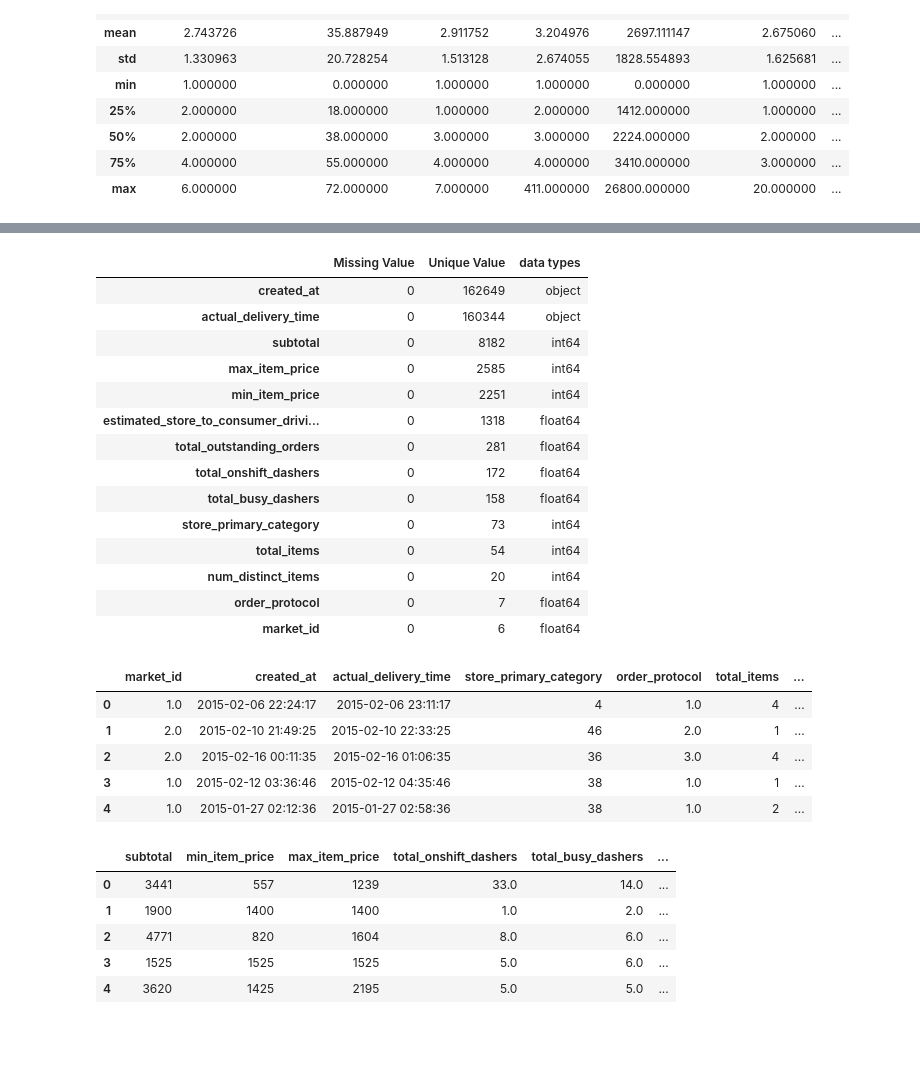
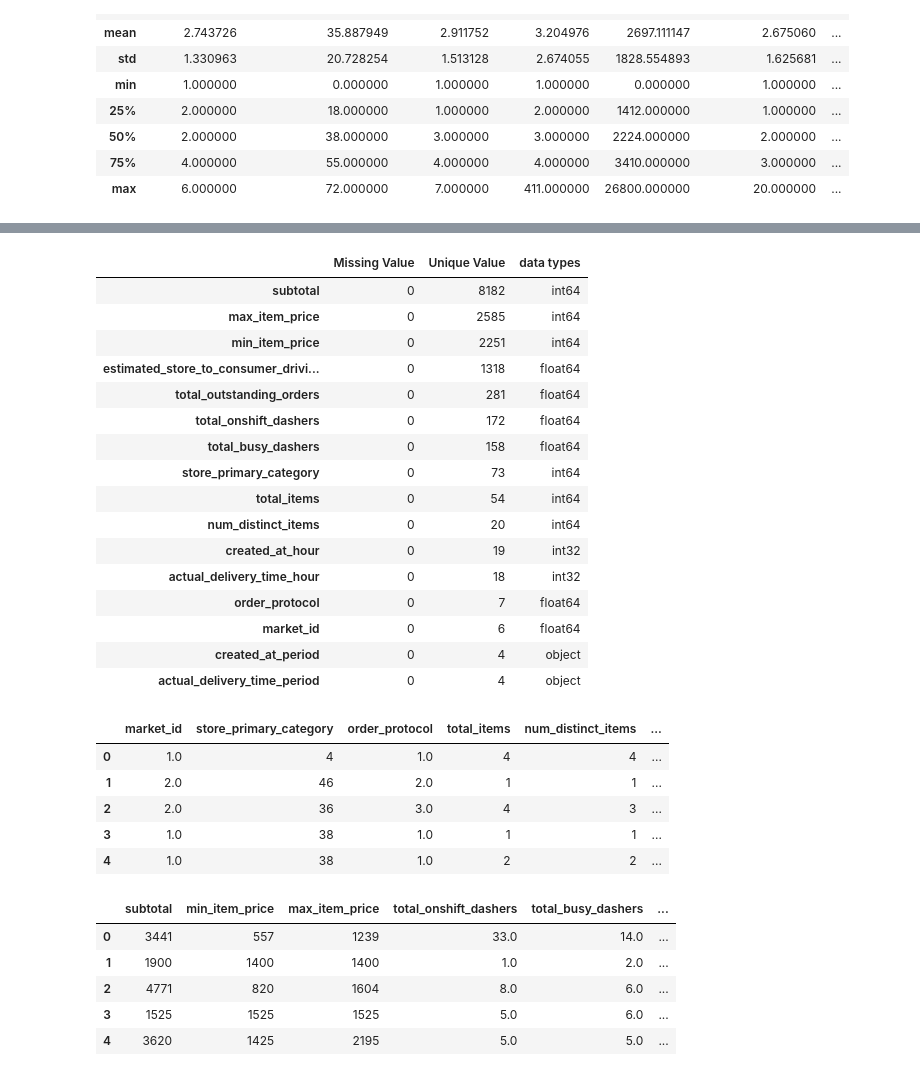
Before and after one commit to mihirshinde199/Porter-NN-regression, a Jupyter notebook: NN notebook/NN-regression.ipynb, the cells around one changed output, grey strips where cells are left out. Drawn from its saved outputs; the diff is of its cells as text; code cells hidden in the pictures; blank space fills up the shorter version.

```diff
--- a/NN notebook/NN-regression.ipynb
+++ b/NN notebook/NN-regression.ipynb
@@ -75,3 +95,25 @@ data.describe()
 | 50% | 2.000000 | 38.000000 | 3.000000 | 3.000000 | 2224.000000 | 2.000000 | ... |
 | 75% | 4.000000 | 55.000000 | 4.000000 | 4.000000 | 3410.000000 | 3.000000 | ... |
 | max | 6.000000 | 72.000000 | 7.000000 | 411.000000 | 26800.000000 | 20.000000 | ... |
+# %%
+# separate date and time, create hour and period buckets
+def hour_to_period(h):
+    if pd.isna(h):
+        return np.nan
+    if 0 <= h <= 5:
+        return 'Night'
+    if 6 <= h <= 11:
+        return 'Morning'
+    if 12 <= h <= 17:
+        return 'Afternoon'
+    return 'Evening'
+
+for col in ['created_at', 'actual_delivery_time']:
+    # ensure datetime dtype before using .dt
+    data[col] = pd.to_datetime(data[col], errors='coerce')
+    data[f'{col}_date'] = data[col].dt.date
+    data[f'{col}_time'] = data[col].dt.time
+    data[f'{col}_hour'] = data[col].dt.hour
+    data[f'{col}_period'] = data[f'{col}_hour'].apply(hour_to_period)
+    data[f'{col}_year'] = data[col].dt.year
+    data[f'{col}_month'] = data[col].dt.month
@@ -102,0 +166,2 @@ missing_value.sort_values(by='Unique Value', ascending=False)
+# %%
+data = data.drop(columns=['created_at','actual_delivery_time','actual_delivery_time_month', 'created_at_month', 'created_at_year', 'actual_delivery_time_year','created_at_date','actual_delivery_time_date','actual_delivery_time_time','created_at_time'])
@@ -110,8 +184,6 @@ col_value = pd.DataFrame({
 col_value.sort_values(by = 'Unique Value',ascending=False)
 # %% [output]
 |  | Missing Value | Unique Value | data types |
-| created_at | 0 | 162649 | object |
-| actual_delivery_time | 0 | 160344 | object |
 | subtotal | 0 | 8182 | int64 |
 | max_item_price | 0 | 2585 | int64 |
 | min_item_price | 0 | 2251 | int64 |
@@ -122,18 +194,22 @@ col_value.sort_values(by = 'Unique Value',ascending=False)
 | store_primary_category | 0 | 73 | int64 |
 | total_items | 0 | 54 | int64 |
 | num_distinct_items | 0 | 20 | int64 |
+| created_at_hour | 0 | 19 | int32 |
+| actual_delivery_time_hour | 0 | 18 | int32 |
 | order_protocol | 0 | 7 | float64 |
 | market_id | 0 | 6 | float64 |
+| created_at_period | 0 | 4 | object |
+| actual_delivery_time_period | 0 | 4 | object |
 # %%
-cat_cols  = data[col_value[(col_value['Unique Value'] <=100) | (col_value['data types'] == 'object')].index]
+cat_cols  = data[col_value[(col_value['Unique Value'] <=1500) | (col_value['data types'] == 'object')].index]
 cat_cols.head()
 # %% [output]
-|  | market_id | created_at | actual_delivery_time | store_primary_category | order_protocol | total_items | ... |
-| 0 | 1.0 | 2015-02-06 22:24:17 | 2015-02-06 23:11:17 | 4 | 1.0 | 4 | ... |
-| 1 | 2.0 | 2015-02-10 21:49:25 | 2015-02-10 22:33:25 | 46 | 2.0 | 1 | ... |
-| 2 | 2.0 | 2015-02-16 00:11:35 | 2015-02-16 01:06:35 | 36 | 3.0 | 4 | ... |
-| 3 | 1.0 | 2015-02-12 03:36:46 | 2015-02-12 04:35:46 | 38 | 1.0 | 1 | ... |
-| 4 | 1.0 | 2015-01-27 02:12:36 | 2015-01-27 02:58:36 | 38 | 1.0 | 2 | ... |
+|  | market_id | store_primary_category | order_protocol | total_items | num_distinct_items | ... |
+| 0 | 1.0 | 4 | 1.0 | 4 | 4 | ... |
+| 1 | 2.0 | 46 | 2.0 | 1 | 1 | ... |
+| 2 | 2.0 | 36 | 3.0 | 4 | 3 | ... |
+| 3 | 1.0 | 38 | 1.0 | 1 | 1 | ... |
+| 4 | 1.0 | 38 | 1.0 | 2 | 2 | ... |
 # %%
 num_cols =  data[col_value[(col_value['Unique Value'] >=100) & (col_value['data types'] != 'object')].index]
 num_cols.head()
```
Also changed, not shown: parts of 33 cells of this notebook.
